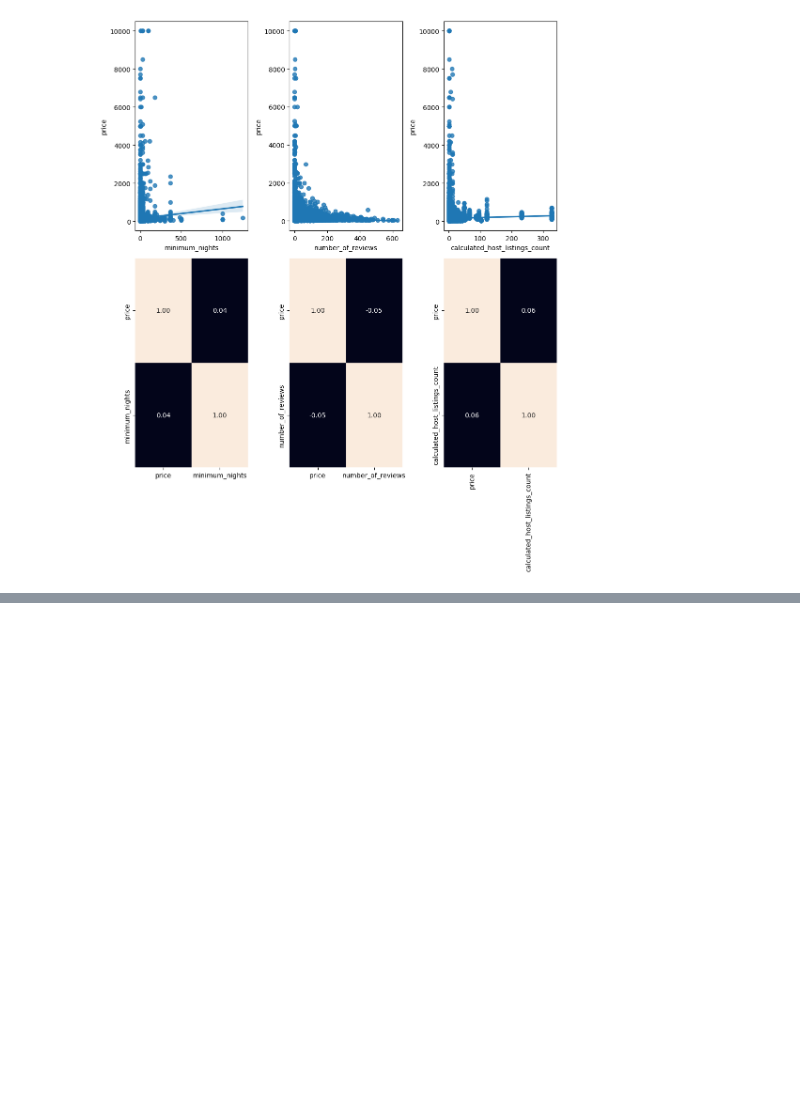
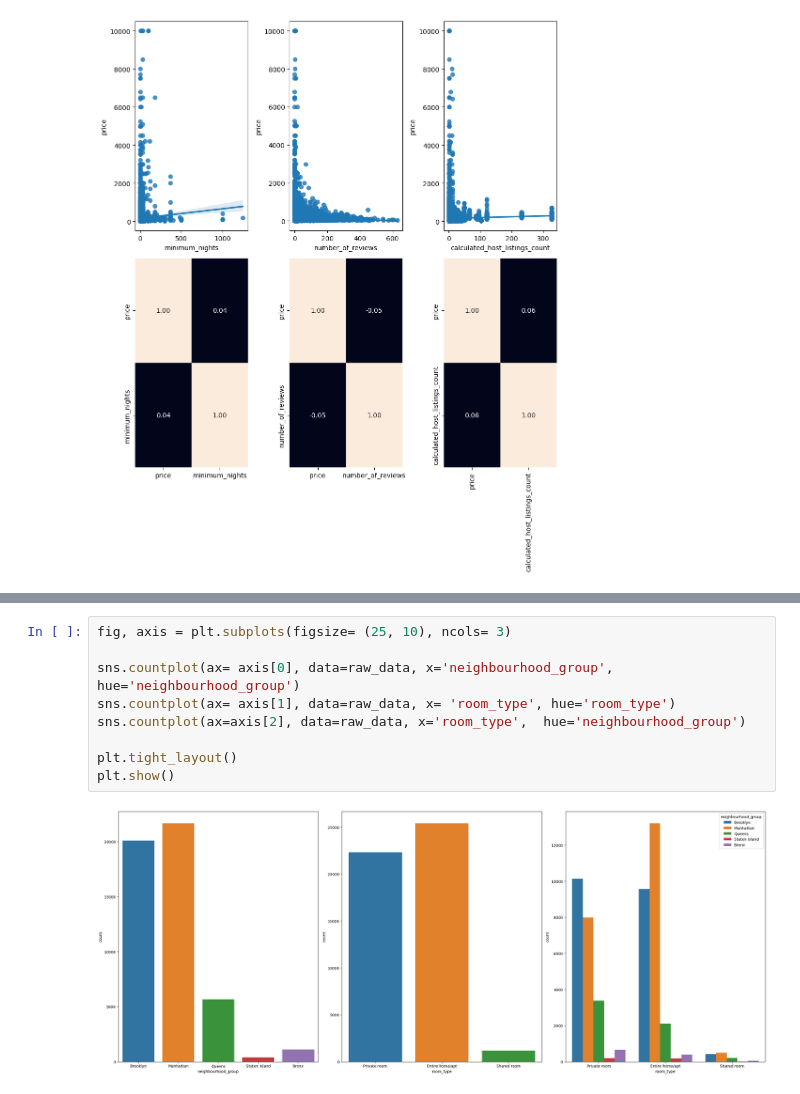
Before and after one commit to 4GeeksAcademy/Dansah2_machine-learning-python-template, a Jupyter notebook: src/explore.ipynb, the cells around one changed output, grey strips where cells are left out. Cells and saved outputs as stored; diff of their text form; blank space fills up the shorter version.

```diff
--- a/src/explore.ipynb
+++ b/src/explore.ipynb
@@ -153,0 +179,11 @@ plt.show()
+# %%
+fig, axis = plt.subplots(figsize= (25, 10), ncols= 3)
+
+sns.countplot(ax= axis[0], data=raw_data, x='neighbourhood_group', hue='neighbourhood_group')
+sns.countplot(ax= axis[1], data=raw_data, x= 'room_type', hue='room_type')
+sns.countplot(ax=axis[2], data=raw_data, x='room_type',  hue='neighbourhood_group')
+
+plt.tight_layout()
+plt.show()
+# %% [output]
+[figure, added]
```
Also changed, not shown: parts of 35 cells of this notebook, 1 other file.
